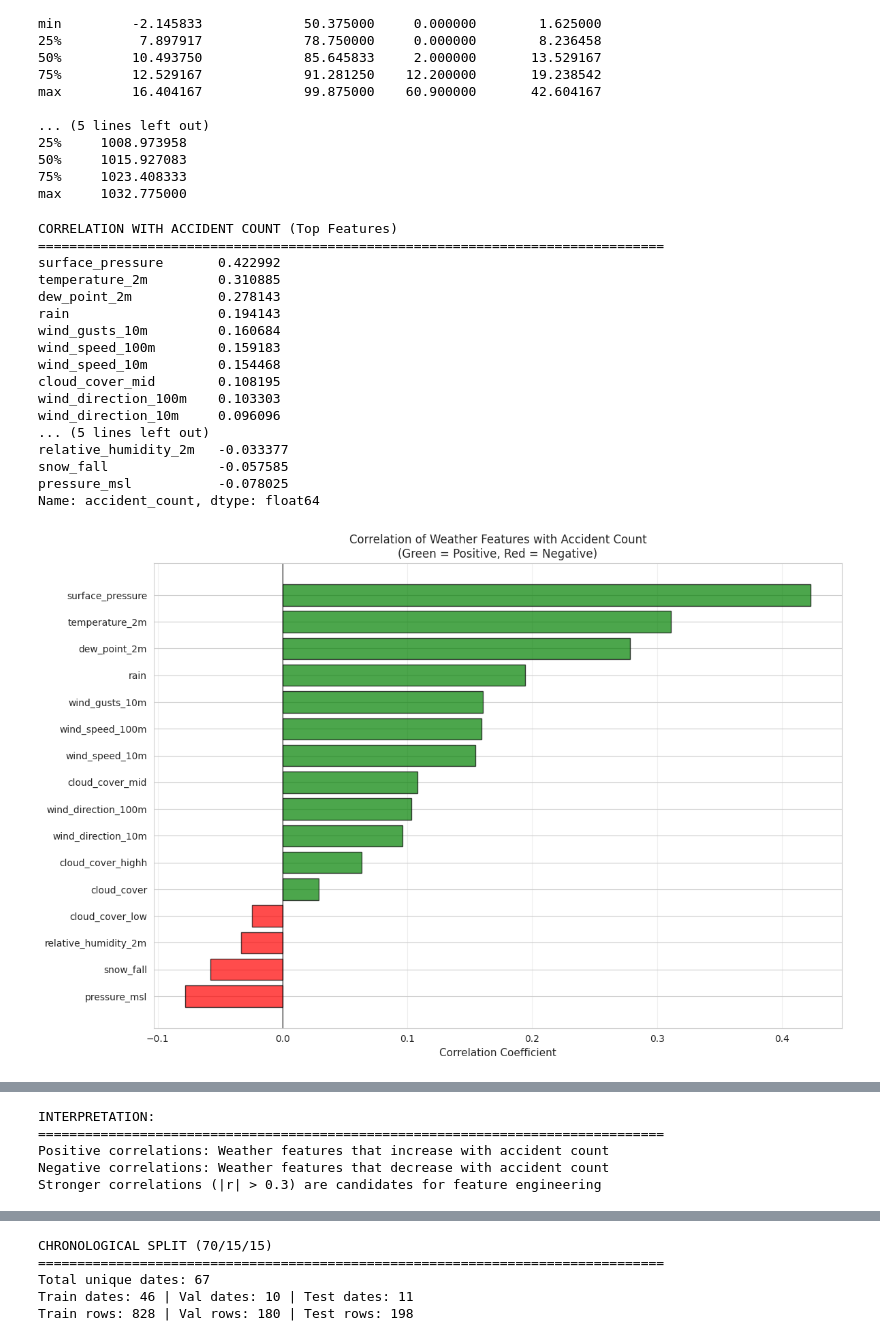
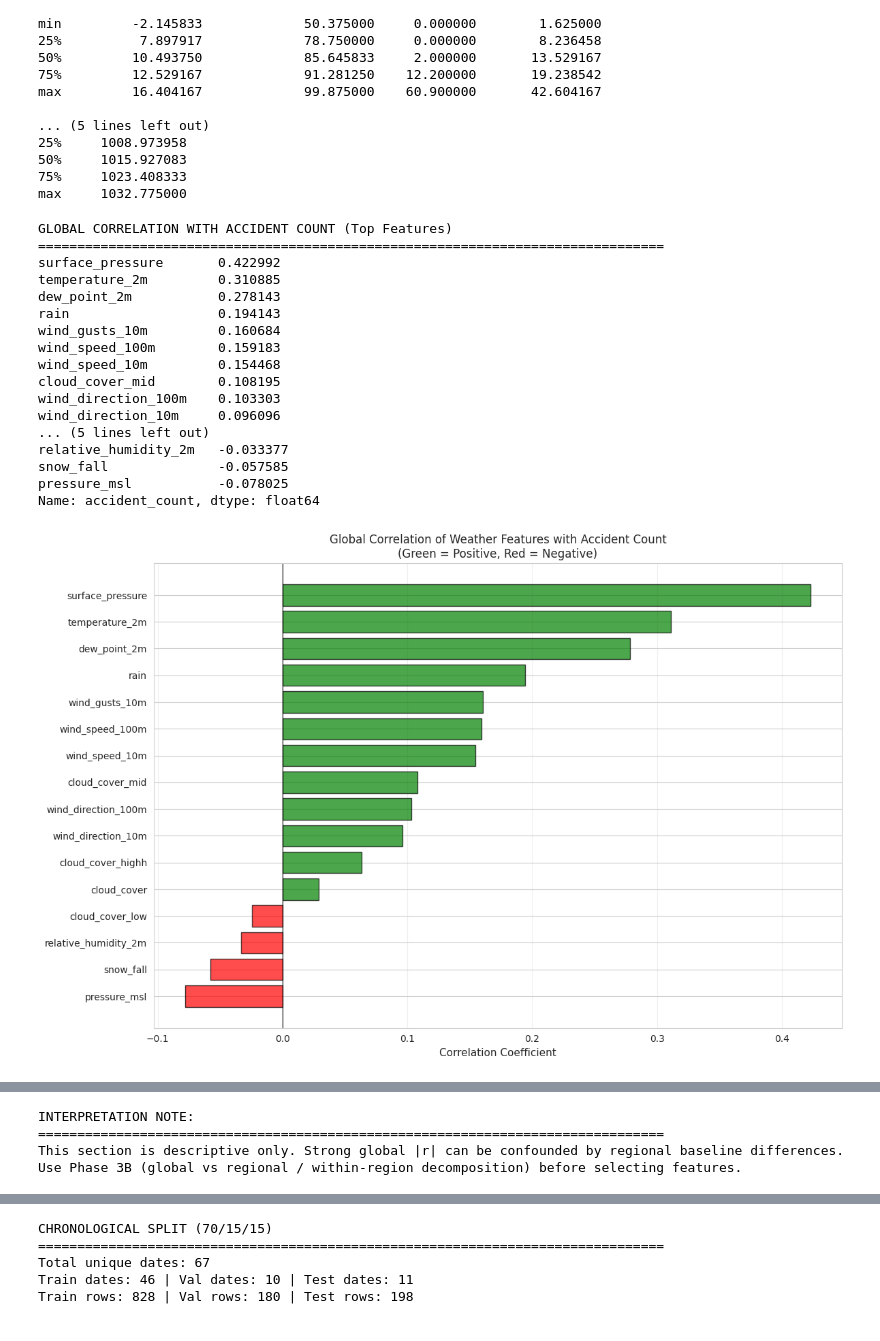
Before and after one commit to GrecoLucas/Weather-Prediction, a Jupyter notebook: Level_4/level_4_accidents.ipynb, the cells around one changed output, grey strips where cells are left out. Saved outputs shown, nothing was run; the diff lists cells and outputs as text; code cells hidden in the pictures.

Commit message:
updated with regions

```diff
--- a/Level_4/level_4_accidents.ipynb
+++ b/Level_4/level_4_accidents.ipynb
@@ -489,8 +489,8 @@ max         16.404167             99.875000    60.900000       42.604167
 75%     1023.408333
 max     1032.775000
 # %%
-# Visualization 4: Correlation Heatmap (Weather Features vs Accidents)
-# This is critical for understanding feature-target relationships and will guide feature selection
+# Visualization 4: Global Correlation Overview (Weather Features vs Accidents)
+# Note: this is a global view and may include regional composition effects.
 
 # Select numerical columns (exclude location and date)
 numerical_cols = merged_df.select_dtypes(include=[np.number]).columns.tolist()
@@ -501,16 +501,14 @@ correlation_matrix = merged_df[numerical_cols].corr()
 # Extract correlations with accident_count
 accident_correlations = correlation_matrix['accident_count'].drop('accident_count').sort_values(ascending=False)
 
-print("CORRELATION WITH ACCIDENT COUNT (Top Features)")
+print("GLOBAL CORRELATION WITH ACCIDENT COUNT (Top Features)")
 print("="*80)
 print(accident_correlations.head(10))
 print("\nBOTTOM FEATURES (Negative Correlation)")
 print(accident_correlations.tail(5))
 
-# Visualize correlation heatmap (focused on accident_count)
+# Visualize correlation bar chart
 fig, ax = plt.subplots(figsize=(12, 8))
-
-# Create a dataframe with correlations sorted
 corr_df = pd.DataFrame(accident_correlations).sort_values('accident_count')
 colors = ['red' if x < 0 else 'green' for x in corr_df['accident_count']]
 
@@ -518,42 +516,41 @@ ax.barh(range(len(corr_df)), corr_df['accident_count'], color=colors, alpha=0.7,
 ax.set_yticks(range(len(corr_df)))
 ax.set_yticklabels(corr_df.index, fontsize=10)
 ax.set_xlabel('Correlation Coefficient', fontsize=11)
-ax.set_title('Correlation of Weather Features with Accident Count\n(Green = Positive, Red = Negative)', fontsize=12)
+ax.set_title('Global Correlation of Weather Features with Accident Count\n(Green = Positive, Red = Negative)', fontsize=12)
 ax.axvline(x=0, color='black', linestyle='-', linewidth=0.8)
 ax.grid(axis='x', alpha=0.3)
 
 plt.tight_layout()
 plt.show()
 
 # Full correlation matrix visualization (all numerical features)
 fig, ax = plt.subplots(figsize=(14, 12))
 sns.heatmap(correlation_matrix, annot=False, cmap='coolwarm', center=0,
             square=True, linewidths=0.5, cbar_kws={"shrink": 0.8}, ax=ax)
-ax.set_title('Full Correlation Matrix: All Numerical Features', fontsize=12)
+ax.set_title('Full Correlation Matrix: All Numerical Features (Global)', fontsize=12)
 plt.tight_layout()
 plt.show()
 
-print("\nINTERPRETATION:")
+print("\nINTERPRETATION NOTE:")
 print("="*80)
-print("Positive correlations: Weather features that increase with accident count")
-print("Negative correlations: Weather features that decrease with accident count")
-print("Stronger correlations (|r| > 0.3) are candidates for feature engineering")
+print("This section is descriptive only. Strong global |r| can be confounded by regional baseline differences.")
+print("Use Phase 3B (global vs regional / within-region decomposition) before selecting features.")
 # %% [output]
-CORRELATION WITH ACCIDENT COUNT (Top Features)
+GLOBAL CORRELATION WITH ACCIDENT COUNT (Top Features)
 ================================================================================
 surface_pressure       0.422992
 temperature_2m         0.310885
 dew_point_2m           0.278143
 rain                   0.194143
 wind_gusts_10m         0.160684
 wind_speed_100m        0.159183
 wind_speed_10m         0.154468
 cloud_cover_mid        0.108195
 wind_direction_100m    0.103303
 wind_direction_10m     0.096096
 ... (5 lines left out)
 relative_humidity_2m   -0.033377
 snow_fall              -0.057585
 pressure_msl           -0.078025
 Name: accident_count, dtype: float64
-[figure, old version]
+[figure, new version]
@@ -561,5 +558,4 @@ Name: accident_count, dtype: float64
-INTERPRETATION:
+INTERPRETATION NOTE:
 ================================================================================
-Positive correlations: Weather features that increase with accident count
-Negative correlations: Weather features that decrease with accident count
-Stronger correlations (|r| > 0.3) are candidates for feature engineering
+This section is descriptive only. Strong global |r| can be confounded by regional baseline differences.
+Use Phase 3B (global vs regional / within-region decomposition) before selecting features.
```
Also changed, not shown: parts of 19 cells of this notebook.
